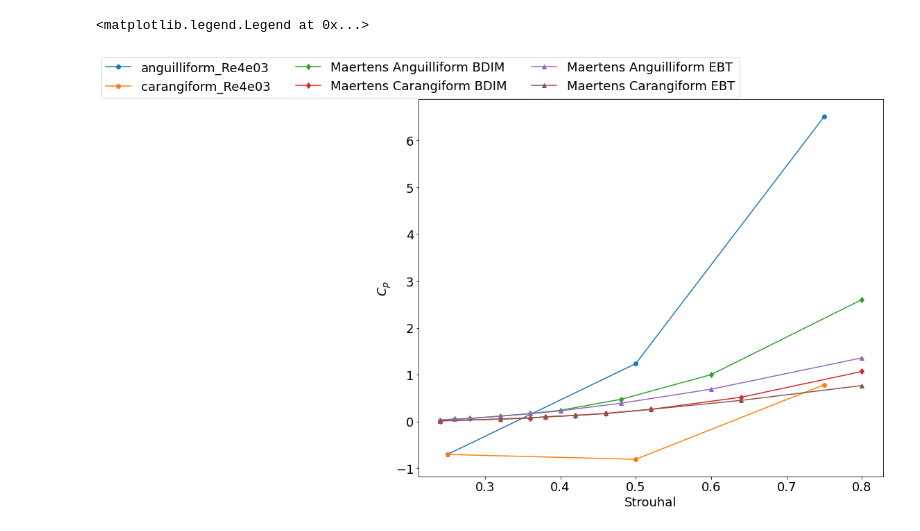
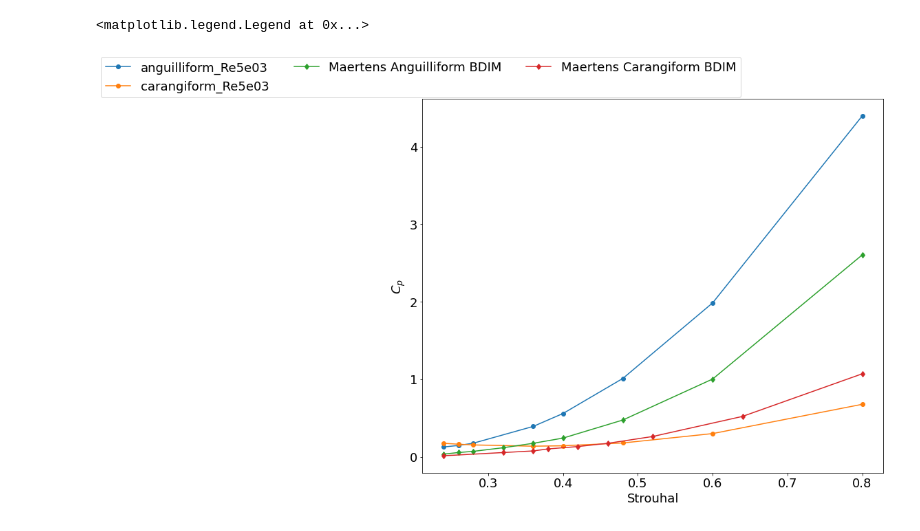
Before and after one commit to michaelcoe/Ika-Flow, a Jupyter notebook: OpenFOAM/postProcessing/Maertens_comparison.ipynb, the cells around one changed output. Cells and saved outputs as stored; diff of their text form; code cells hidden in the pictures.

Commit message:
worked on modeling power

```diff
--- a/OpenFOAM/postProcessing/Maertens_comparison.ipynb
+++ b/OpenFOAM/postProcessing/Maertens_comparison.ipynb
@@ -143,8 +137,11 @@ if forceBin_flag == 1:
 # %%
 force_paths_total = []
+st = []
 
 if force_flag == 1:
     for case in force_caseDict:
         for path in force_caseDict[case][force_locations[0]]:
             force_paths_total.append(path)
+            st.append(float(path.parts[-6][2:].replace("_", ".")))
+    st = np.unique(np.array(st))
     forces = [Forces(force_path, averaged_cycles, total_cycles, True, True, 'blackman', 51) for force_path in force_paths_total]
@@ -285,3 +222,31 @@ if force_flag == 1:
+# %%
+average_power_dict = dict()
+for case in forceBin_caseDict:
+    average_power_dict[case] = {force_locations[1]:[], force_locations[2]:[], 'combined':[]}
+    for forceBin in forceBins_top:
+        if forceBin.parent_case == case:
+            omega = 2 * np.pi * (forceBin.st * U / 0.2)
+            if forceBin.parent_case == forceBin_keys[1]:
+                power, average_power = calcPowerCarangiform(forceBin.filteredForces, forceBin.filteredMoments, forceBin.forceCoord_x, density,
+                                                            np.array([amp, carang_coeffs[0], carang_coeffs[1]]), omega, k)
+            else:
+                power, average_power = calcPowerCarangiform(forceBin.filteredForces, forceBin.filteredMoments, forceBin.forceCoord_x, density,
+                                                            np.array([amp, ang_coeffs[0], ang_coeffs[1]]), omega, k)
+
+            average_power_dict[case][force_locations[1]].append(average_power)
+
+        if forceBin.parent_case == case:
+            if forceBin.parent_case == forceBin_keys[1]:
+                power, average_power = calcPowerCarangiform(forceBin.filteredForces, forceBin.filteredMoments, forceBin.forceCoord_x, density,
+                                                            np.array([amp, carang_coeffs[0], carang_coeffs[1]]), omega, k)
+            else:
+                power, average_power = calcPowerCarangiform(forceBin.filteredForces, forceBin.filteredMoments, forceBin.forceCoord_x, density,
+                                                            np.array([amp, ang_coeffs[0], ang_coeffs[1]]), omega, k)
+
+            average_power_dict[case][force_locations[2]].append(average_power)
+
+    average_power_dict[case]['combined'] = (np.array(average_power_dict[case][force_locations[1]]) +
+                                            np.array(average_power_dict[case][force_locations[2]]))
 # %%
 average_power_fit = {}
 average_force_fit = {}
@@ -297,8 +262,8 @@ for case in force_caseDict:
         average_power_fit[case]['roots'] = case_power_fit.r
 
     if force_flag == 1:
-        case_force_fit = fit_data_poly(st, np.array(average_force_dict[case])- base_coeff, 2)
-        case_power_zero = fit_data_poly(np.array(average_force_dict[case]) - base_coeff, st, 2)
+        case_force_fit = fit_data_poly(st, np.array(average_force_dict[case]['mean']) - base_coeff, 2)
+        case_power_zero = fit_data_poly(np.array(average_force_dict[case]['mean']) - base_coeff, st, 2)
         average_force_fit[case]['fit']= case_force_fit
         average_force_fit[case]['roots'] = case_force_fit.r
 
@@ -306,7 +271,7 @@ for case in force_caseDict:
 # %%
 fig2, (ax1, ax2) = plt.subplots(1, 2, figsize=(22,10))
 for case in average_force_dict:
-    ax1.plot(st, np.array(average_force_dict[case]) - base_coeff, 'o', label = case)
+    ax1.plot(st, np.array(average_force_dict[case]['mean']) - base_coeff, 'o', label = case)
     ax2.plot(st, np.array(average_force_fit[case]['fit'](st)), label = case + ' fit')
 
 
@@ -340,23 +305,23 @@ ax2.legend(ncol=3, bbox_to_anchor=(1.05, 1.18))
 # %%
 fig4, ax4 = plt.subplots(figsize=(12,10))
 for case in average_force_dict:
-    ax4.plot(st[2:5], np.array(average_power_fit[case]['fit'](st[2:5])), 'o-', label = case)
+    ax4.plot(st, np.array(average_power_fit[case]['fit'](st))*0.4, 'o-', label = case)
 
 ax4.plot(m_ang_St, m_ang_Cp_BDIM, 'd-', label='Maertens Anguilliform BDIM')
 ax4.plot(m_carang_St, m_carang_Cp_BDIM, 'd-', label='Maertens Carangiform BDIM')
-ax4.plot(m_ang_St, m_ang_Cp_EBT, '^-', label='Maertens Anguilliform EBT')
-ax4.plot(m_carang_St, m_carang_Cp_EBT, '^-', label='Maertens Carangiform EBT')
+#ax4.plot(m_ang_St, m_ang_Cp_EBT, '^-', label='Maertens Anguilliform EBT')
+#ax4.plot(m_carang_St, m_carang_Cp_EBT, '^-', label='Maertens Carangiform EBT')
 
 ax4.set_xlabel('Strouhal')
 ax4.set_xlabel('Strouhal')
 ax4.set_ylabel('$C_p$')
 #ax4.set_ylim([-0.5, 5])
 ax4.legend(ncol=3, bbox_to_anchor=(0.705, 1.13))
 
 #fig2.savefig(Path(figure_location).joinpath('AvgPower_St.png'))
 # %% [output]
 <matplotlib.legend.Legend at 0x...>
-[figure, old version]
+[figure, new version]
 # %%
 # calculating the net efficiency
 fig5, ax5 = plt.subplots(figsize=(12,10))
```
Also changed, not shown: parts of 11 cells of this notebook, 4 other files.
